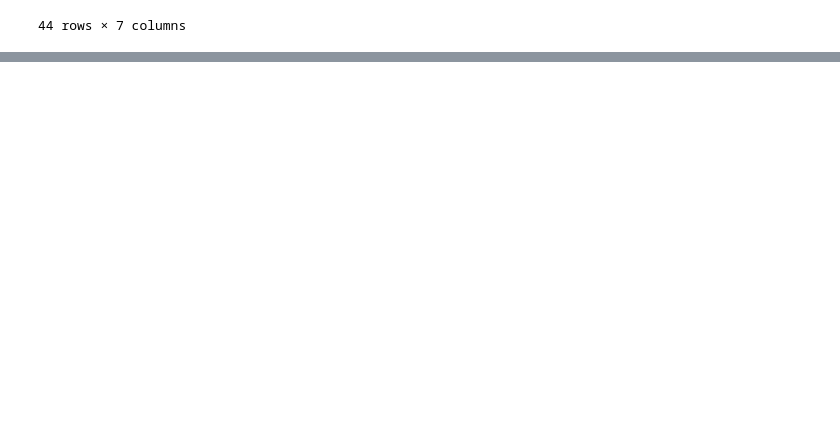
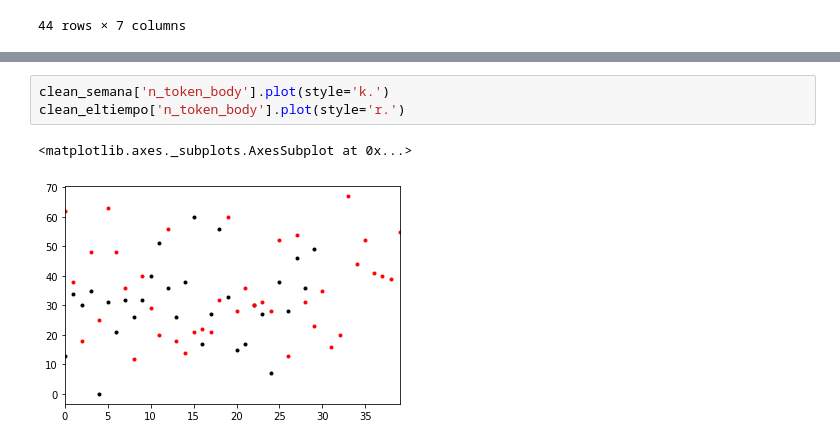
Before and after one commit to JuanLengyel/mintic_ingenieria_de_datos_con_python, a Jupyter notebook: jupyter/Pandas.ipynb, the cells around one changed output, grey strips where cells are left out. Cells and saved outputs as stored; diff of their text form; blank space fills up the shorter version.

```diff
--- a/jupyter/Pandas.ipynb
+++ b/jupyter/Pandas.ipynb
@@ -326,0 +430,6 @@ semana
+# %%
+clean_semana['n_token_body'].plot(style='k.')
+clean_eltiempo['n_token_body'].plot(style='r.')
+# %% [output]
+<matplotlib.axes._subplots.AxesSubplot at 0x...>
+[figure, added]
```
Also changed, not shown: parts of 15 cells of this notebook, 1 other file.
